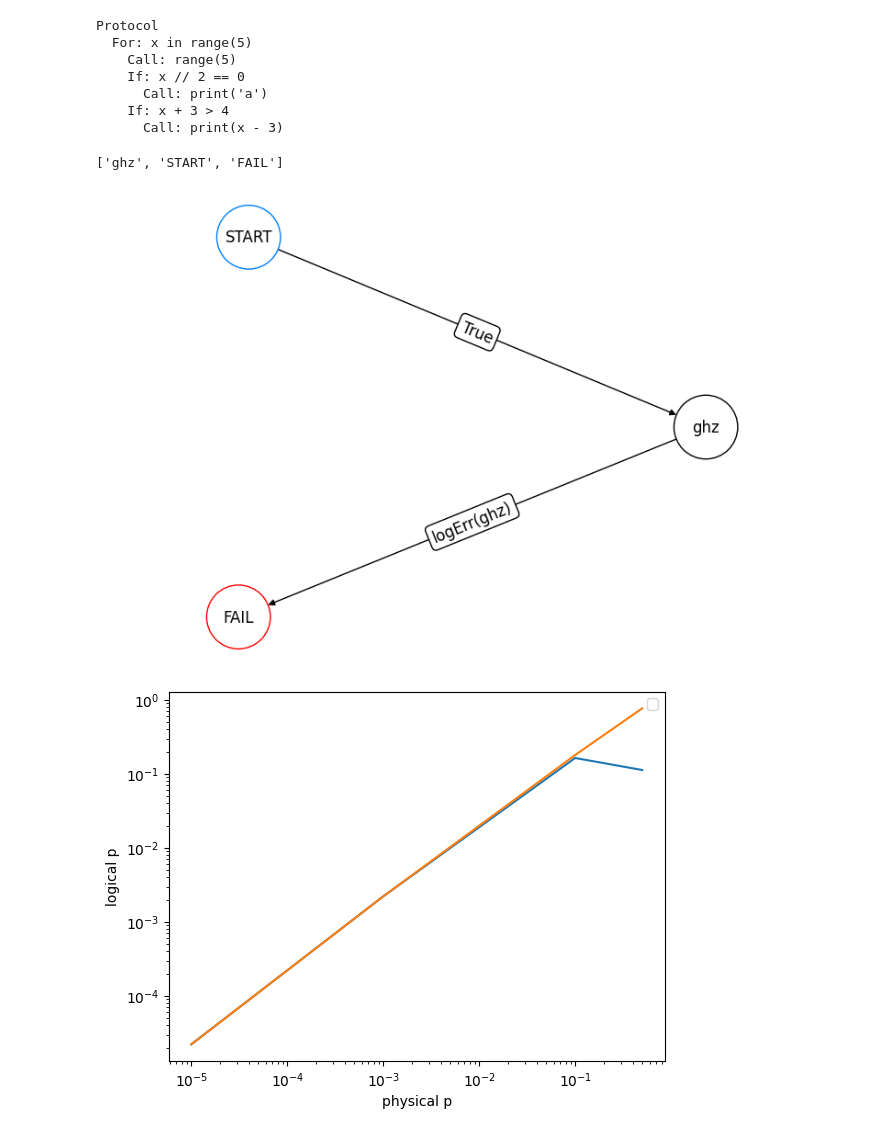
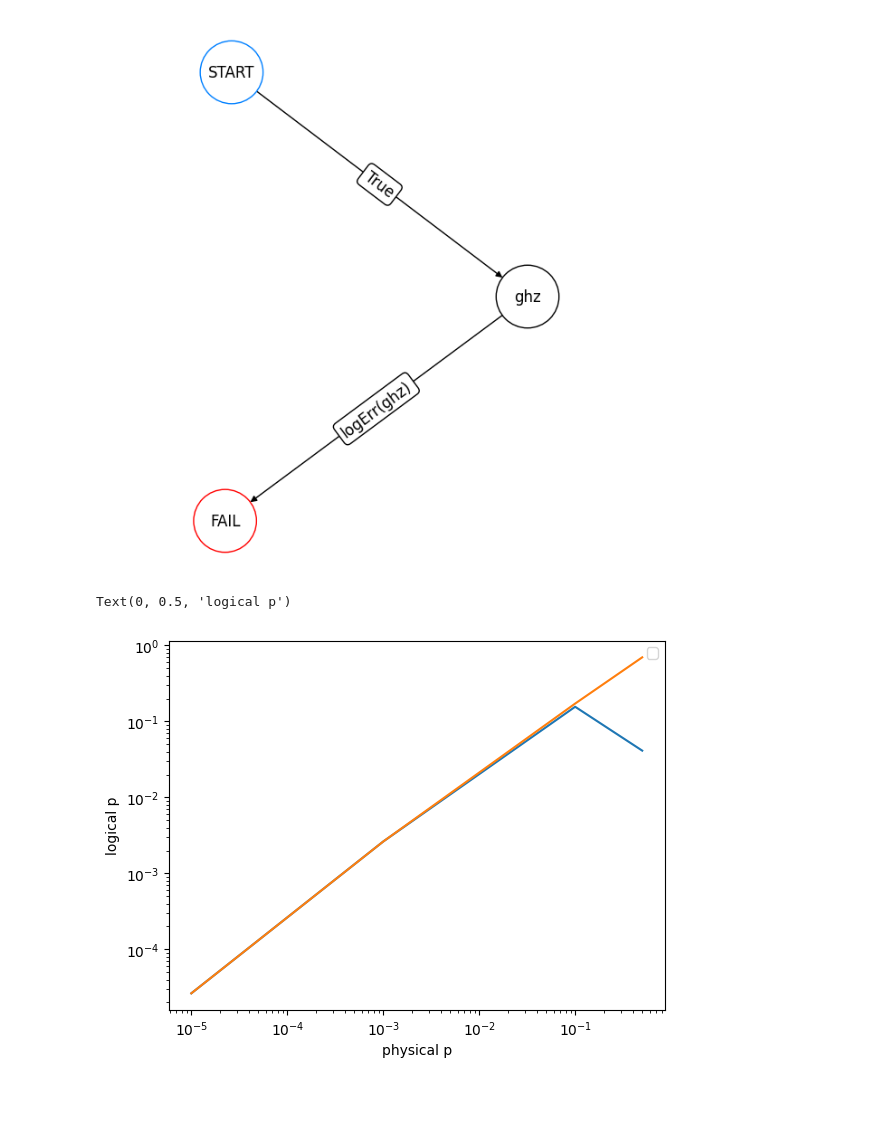
Before and after one commit to JoaoH67/qsample-stim, a Jupyter notebook: GHZ_AST.ipynb, the cells around one changed output. Cells and saved outputs as stored; diff of their text form; code cells hidden in the pictures; blank space fills up the shorter version.

```diff
--- a/GHZ_AST.ipynb
+++ b/GHZ_AST.ipynb
@@ -62,63 +141,41 @@ class StructureVisitor(ast.NodeVisitor):
 # %%
-code = '''
-for x in range(5):
-    if x // 2 == 0:
-        print("a")
-    if x+3>4:
-        print(x-3)
-'''
-
-tree = ast.parse(code)
-visitor = StructureVisitor()
-visitor.visit(tree)
-
-print(visitor.root.pretty())
+def to_qsample_protocol(code):
+    code = inspect.getsource(code)
+    tree = ast.parse(code)
+    collector = ProtocolTranslator()
+    collector.globals = globals()
+    collector.visit(tree)
+    return collector
-# %% [output]
-Protocol
-  For: x in range(5)
-    Call: range(5)
-    If: x // 2 == 0
-      Call: print('a')
-    If: x + 3 > 4
-      Call: print(x - 3)
 # %%
-import qsample as qs
-import stim
-import time
-import matplotlib.pyplot as plt
+def logErr(msmt_list):
+        return msmt_list[-1] == 1
 
-ghz_circuit = stim.Circuit("""
-H 0
-CX 0 1 1 2 2 3 3 4 0 4
-M 4
-""")
+def protocol():
 
-sim = stim.TableauSimulator()
-sim.do_circuit(ghz_circuit)
-result = sim.current_measurement_record()
+    ghz = stim.Circuit('''
+    H 0
+    CX 0 1 1 2 2 3 3 4 0 4
+    M 4
+    ''')
 
-def logErr(result):
-    return result[-1] == 1 # If True transition to FAIL
+    sim = stim.TableauSimulator()
+    sim.do_circuit(ghz)
+    result = sim.current_measurement_record()
 
-functions = {'logErr': logErr}
+    if logErr(result):
+        return "FAIL"
 
-ghz1 = qs.Protocol(check_functions=functions, fault_tolerant=False)
 
-ghz1.add_node('ghz', circuit=ghz) # Add node with corresponding circuit
-ghz1.add_edge('START', 'ghz', check='True') # Transition START -> first circuit node always True
-ghz1.add_edge('ghz', 'FAIL', check='logErr(ghz)')
-
-ghz1.draw(figsize=(8,5), path = 'protocol_ghz')
-print(ghz1.nodes)
+ghz = to_qsample_protocol(protocol).protocol
+ghz.draw()
 # %% [output]
-['ghz', 'START', 'FAIL']
-[figure, old version]
+[figure, new version]
 # %%
 err_model = qs.noise.E1
 q = [1e-5, 1e-3, 1e-1, 0.5]
 err_params = {'q': q}
 
-ss_sam = qs.SubsetSampler(protocol=ghz1, simulator=qs.StimSimulator,  p_max={'q': 0.01}, err_model=err_model, err_params=err_params, L=3)
+ss_sam = qs.SubsetSampler(protocol=ghz, simulator=qs.StimSimulator,  p_max={'q': 0.01}, err_model=err_model, err_params=err_params, L=3)
 ss_sam.run(1000)
 
 stats = ss_sam.stats()
@@ -131,7 +188,6 @@ plt.xscale('log')
 plt.yscale('log')
 plt.xlabel('physical p')
 plt.ylabel('logical p')
-
-plt.savefig('plog_ghz')
 # %% [output]
+Text(0, 0.5, 'logical p')
-[figure, old version]
+[figure, new version]
```
Also changed, not shown: parts of 2 cells of this notebook, 2 other files.
